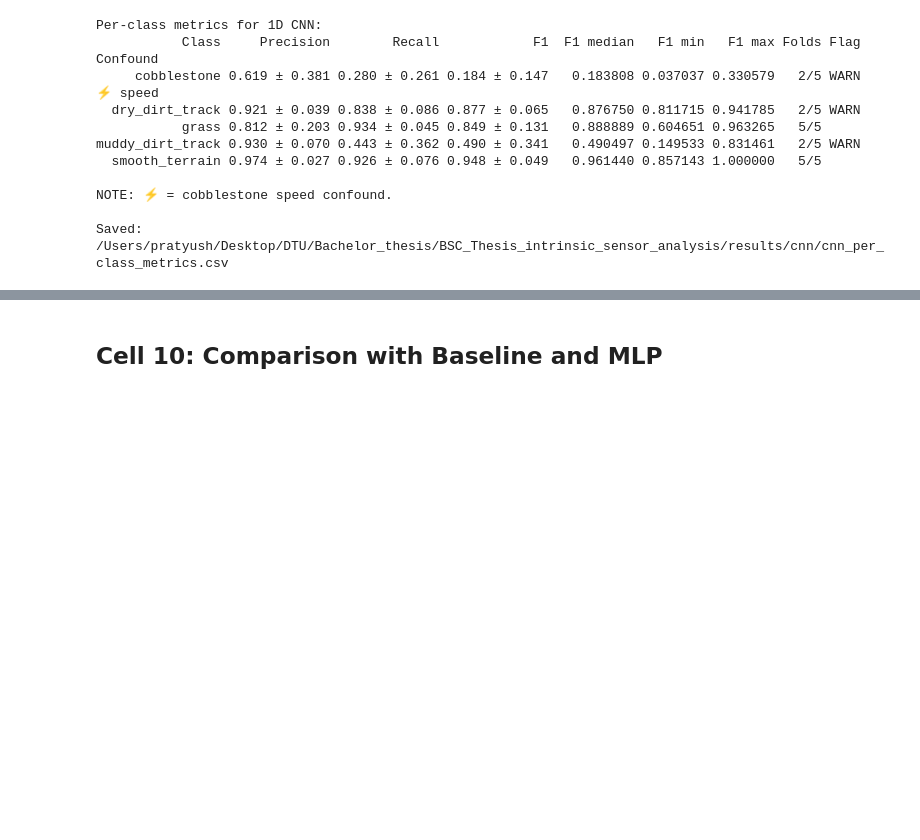
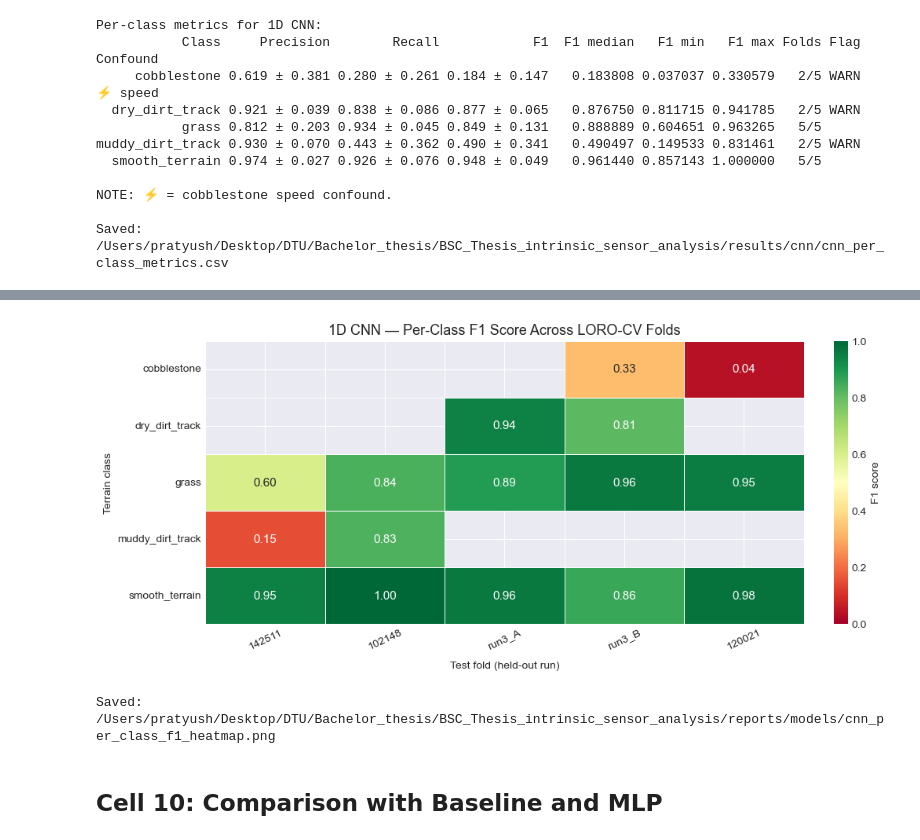
Before and after one commit to Pratyush2012/BSC_Thesis_intrinsic_sensor_analysis, a Jupyter notebook: notebooks/10_CNN.ipynb, the cells around one changed output, grey strips where cells are left out. Drawn from its saved outputs; the diff is of its cells as text; code cells hidden in the pictures; blank space fills up the shorter version.

```diff
--- a/notebooks/10_CNN.ipynb
+++ b/notebooks/10_CNN.ipynb
@@ -138,6 +138,10 @@ KNOWN_CONFOUNDED = {
 # Head:    AdaptiveAvgPool(1) → flatten → FC(128→64) → ReLU → Dropout → FC(64→C)
 DROPOUT_RATE = 0.3
 
+# Configurable filter and kernel lists (used by TerrainCNN1D and HP tuning)
+FILTERS = [32, 64, 128]   # output channels per conv block
+KERNELS = [7, 5, 3]       # kernel size per conv block
+
 # ============================================================================
 # TRAINING PARAMETERS
 # ============================================================================
@@ -562,6 +571,7 @@ A 15% stratified validation split is carved from the training fold for early sto
 The validation split never overlaps with the test run.
 # %%
 detail_rows: list[dict] = []
+fold_models: dict = {}  # stores trained model + test data per fold (for saliency)
 per_class_rows: list[dict] = []
 confusion_records: list[dict] = []
 learning_curves_store: list[dict] = []
@@ -642,6 +652,8 @@ for test_run in run_ids:
     model = TerrainCNN1D(
         in_channels=N_CHANNELS,
         num_classes=num_classes_local,
+        filters=FILTERS,
+        kernels=KERNELS,
         dropout_rate=DROPOUT_RATE,
     ).to(device)
 
@@ -757,6 +769,16 @@ for test_run in run_ids:
             "support":   cls_m["support"],
         })
 
+    # Store trained model + test data for post-hoc saliency analysis
+    if best_state_dict is not None:
+        fold_models[test_run] = {
+            "model_state":       best_state_dict,
+            "le":                le,
+            "X_test":            X_test_t,
+            "y_test":            y_test.copy(),
+            "num_classes_local": num_classes_local,
+        }
+
 print("\nLORO-CV evaluation completed.\n")
 # %% [output]
 ================================================================================
@@ -1065,3 +1094,46 @@ Saved: /Users/pratyush/Desktop/DTU/Bachelor_thesis/BSC_Thesis_intrinsic_sensor_a
+# %%
+# ============================================================================
+# PER-CLASS F1 HEATMAP: class × fold
+# ============================================================================
+_pc_df = pd.DataFrame(per_class_rows)
+
+# Pivot to (class × test_run) F1 matrix
+_pivot = _pc_df.pivot_table(index="class", columns="test_run", values="f1", aggfunc="first")
+_pivot = _pivot.reindex(index=LABEL_ORDER)
+
+# Shorten fold names for readability on the axis
+def _short_fold(name: str) -> str:
+    if "partA" in name:
+        return "run3_A"
+    if "partB" in name:
+        return "run3_B"
+    # e.g. log_20260309_141435.414 → 141435
+    parts = name.replace("log_", "").split("_")
+    return parts[-1][:6] if parts else name
+
+_pivot = _pivot.rename(columns={c: _short_fold(c) for c in _pivot.columns})
+
+fig_f1h, ax_f1h = plt.subplots(figsize=(10, 4.5), constrained_layout=True)
+sns.heatmap(
+    _pivot.astype(float), ax=ax_f1h,
+    cmap="RdYlGn", vmin=0.0, vmax=1.0,
+    annot=True, fmt=".2f", annot_kws={"size": 11},
+    linewidths=0.6, linecolor="white",
+    cbar_kws={"label": "F1 score"},
+)
+ax_f1h.set_title("1D CNN — Per-Class F1 Score Across LORO-CV Folds", fontsize=13)
+ax_f1h.set_xlabel("Test fold (held-out run)", labelpad=8)
+ax_f1h.set_ylabel("Terrain class")
+ax_f1h.tick_params(axis="x", rotation=25)
+ax_f1h.tick_params(axis="y", rotation=0)
+
+_f1h_path = REPORTS_DIR / "cnn_per_class_f1_heatmap.png"
+fig_f1h.savefig(_f1h_path, dpi=150, bbox_inches="tight")
+plt.show()
+print(f"Saved: {_f1h_path}")
+# %% [output]
+[figure, added]
+Saved: /Users/pratyush/Desktop/DTU/Bachelor_thesis/BSC_Thesis_intrinsic_sensor_analysis/reports/models/cnn_per_class_f1_heatmap.png
 # %% [markdown]
 ## Cell 10: Comparison with Baseline and MLP
 # %%
```
Also changed, not shown: parts of 9 cells of this notebook, 2 other files.
